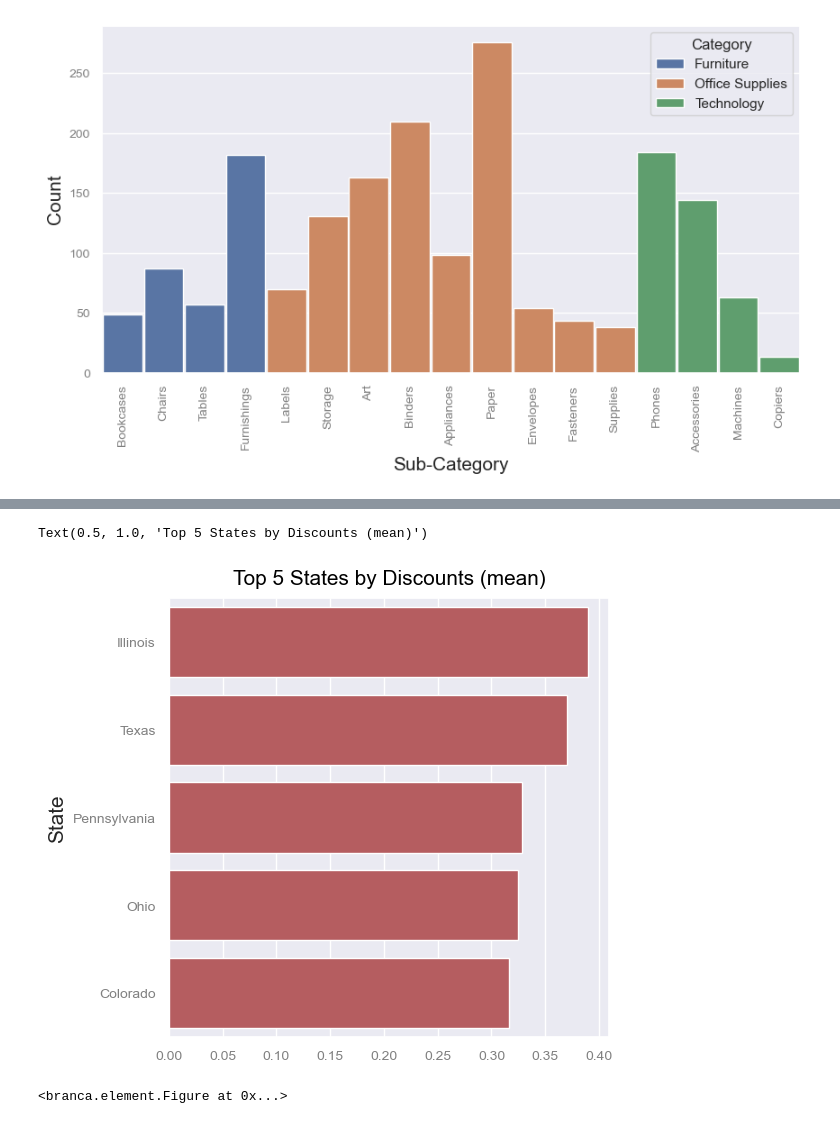
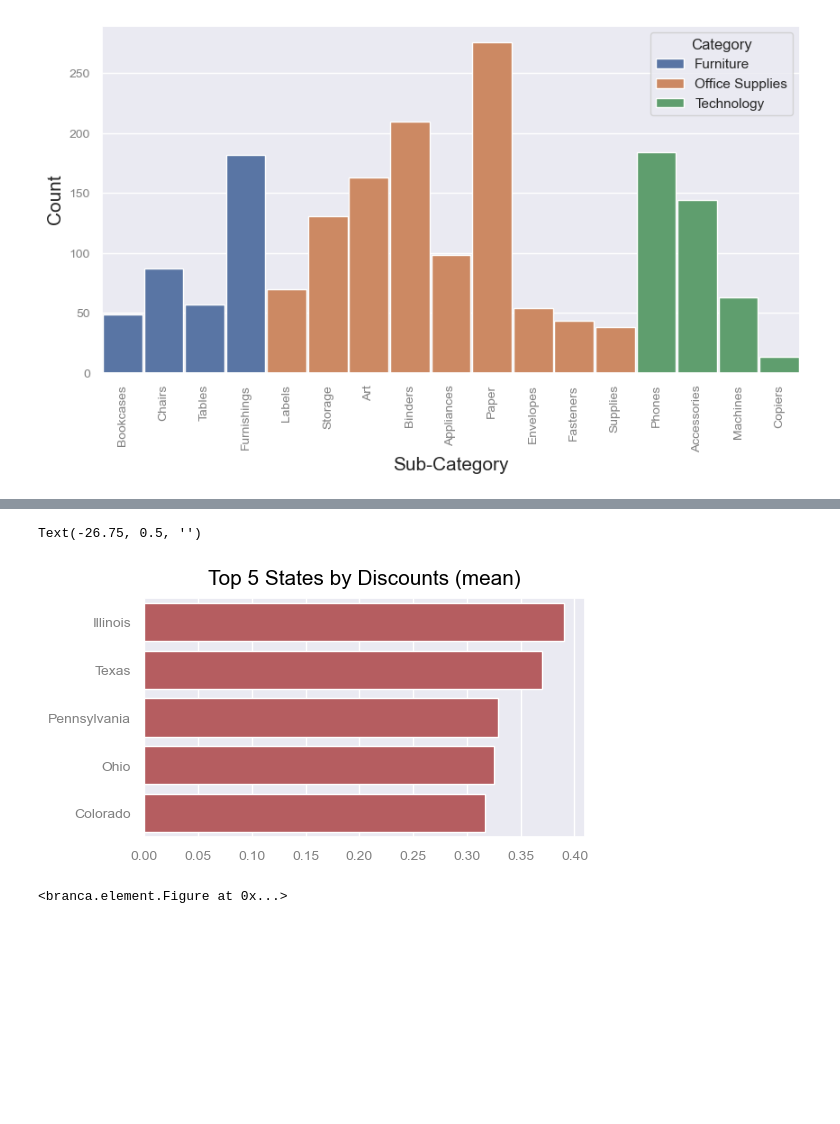
Before and after one commit to mks-0/code-academy, a Jupyter notebook: E-Commerce/e-com-eda.ipynb, the cells around one changed output, grey strips where cells are left out. Saved outputs shown, nothing was run; the diff lists cells and outputs as text; code cells hidden in the pictures; blank space fills up the shorter version.

```diff
--- a/E-Commerce/e-com-eda.ipynb
+++ b/E-Commerce/e-com-eda.ipynb
@@ -343,13 +383,14 @@ Text(0.5, 1.0, 'Top 5 Customers by Sales Amount')
 # %%
 state_discount = df.groupby('State')['Discount'].mean().sort_values(ascending=False).head(5)
 
-fig, ax = plt.subplots(1, figsize=(6, 5))
+fig, ax = plt.subplots(1, figsize=(6, 3))
 sns.barplot(y=get_top(state_discount, 5).index, x=get_top(state_discount, 5).values, color=color[3])
 plt.tight_layout()
 ax.set_title('Top 5 States by Discounts (mean)')
+ax.set_ylabel('')
 # %% [output]
-Text(0.5, 1.0, 'Top 5 States by Discounts (mean)')
+Text(-26.75, 0.5, '')
-[figure, old version]
+[figure, new version]
 # %%
 import folium
 from folium import plugins
```
Also changed, not shown: parts of 7 cells of this notebook, 3 other files.
